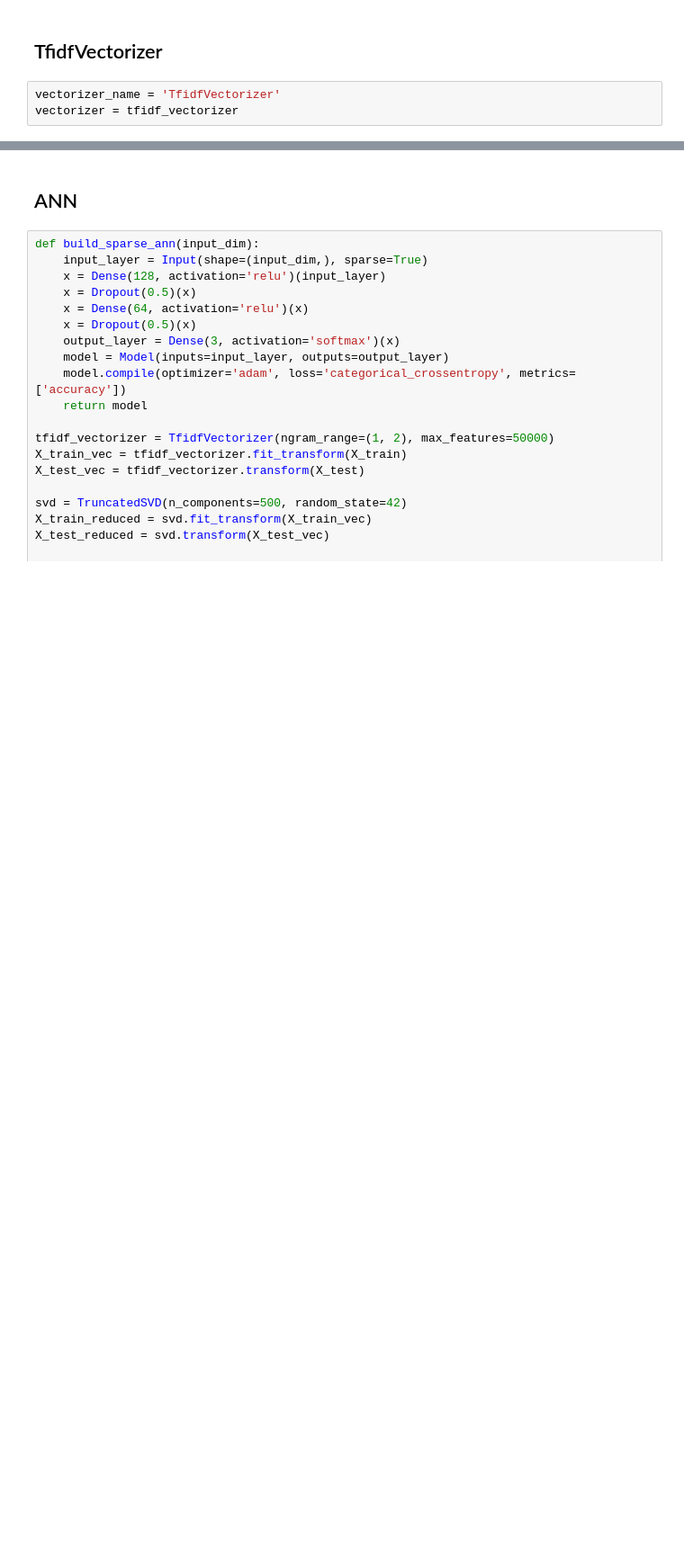
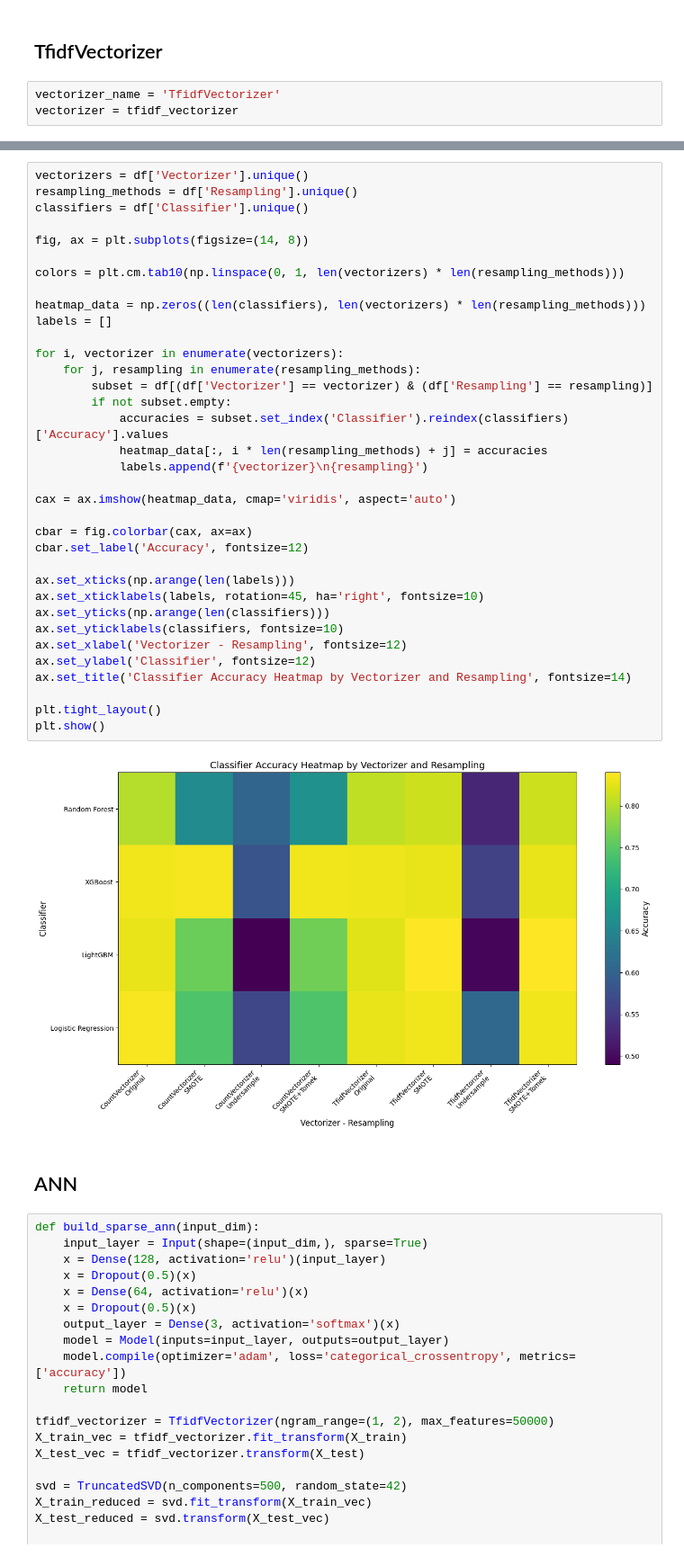
Before and after one commit to omerogut/NLP_Hate_Speech, a Jupyter notebook: main.ipynb, the cells around one changed output, grey strips where cells are left out. Shown at 90% size. Cells and saved outputs as stored; diff of their text form; blank space fills up the shorter version.

Commit message:
visual-updated

```diff
--- a/main.ipynb
+++ b/main.ipynb
@@ -321,6 +319,43 @@ You can set `force_col_wise=true` to remove the overhead.
 [figure]
 Training: TfidfVectorizer + Logistic Regression (SMOTE+Tomek)
 [figure]
+# %%
+vectorizers = df['Vectorizer'].unique()
+resampling_methods = df['Resampling'].unique()
+classifiers = df['Classifier'].unique()
+
+fig, ax = plt.subplots(figsize=(14, 8))
+
+colors = plt.cm.tab10(np.linspace(0, 1, len(vectorizers) * len(resampling_methods)))
+
+heatmap_data = np.zeros((len(classifiers), len(vectorizers) * len(resampling_methods)))
+labels = []
+
+for i, vectorizer in enumerate(vectorizers):
+    for j, resampling in enumerate(resampling_methods):
+        subset = df[(df['Vectorizer'] == vectorizer) & (df['Resampling'] == resampling)]
+        if not subset.empty:
+            accuracies = subset.set_index('Classifier').reindex(classifiers)['Accuracy'].values
+            heatmap_data[:, i * len(resampling_methods) + j] = accuracies
+            labels.append(f'{vectorizer}\n{resampling}')
+
+cax = ax.imshow(heatmap_data, cmap='viridis', aspect='auto')
+
+cbar = fig.colorbar(cax, ax=ax)
+cbar.set_label('Accuracy', fontsize=12)
+
+ax.set_xticks(np.arange(len(labels)))
+ax.set_xticklabels(labels, rotation=45, ha='right', fontsize=10)
+ax.set_yticks(np.arange(len(classifiers)))
+ax.set_yticklabels(classifiers, fontsize=10)
+ax.set_xlabel('Vectorizer - Resampling', fontsize=12)
+ax.set_ylabel('Classifier', fontsize=12)
+ax.set_title('Classifier Accuracy Heatmap by Vectorizer and Resampling', fontsize=14)
+
+plt.tight_layout()
+plt.show()
+# %% [output]
+[figure, added]
 # %% [markdown]
 ## ANN
 # %%
```
Also changed, not shown: parts of 9 cells of this notebook.
